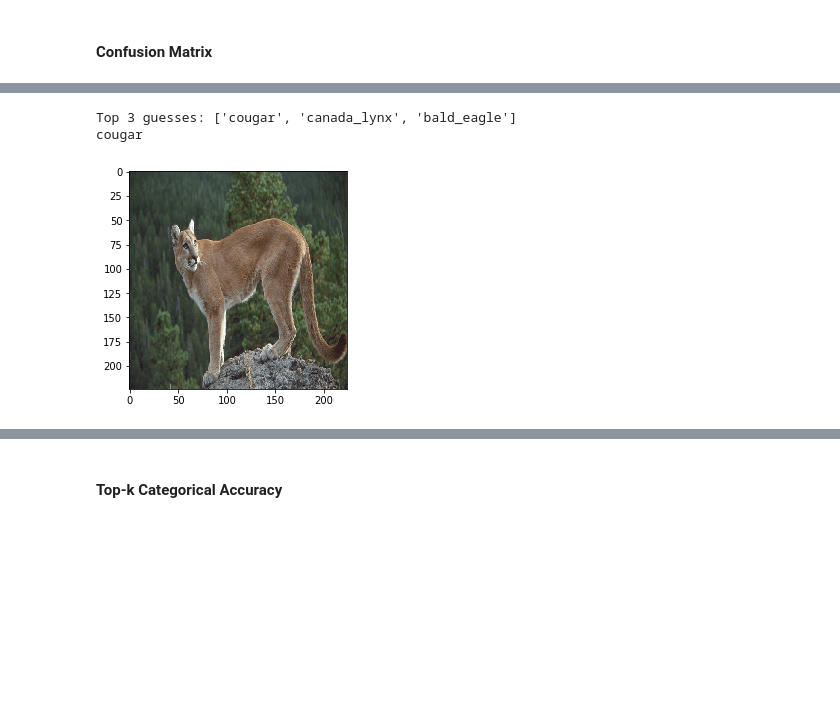
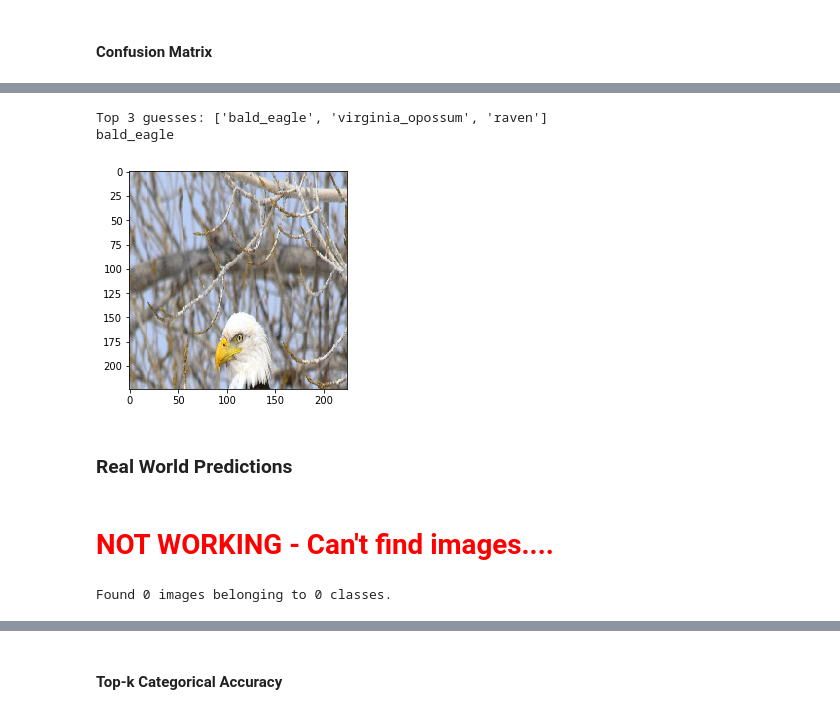
Before and after one commit to johnmarkdaniels/flatiron_final_project, a Jupyter notebook: daniels_final_project.ipynb, the cells around one changed output, grey strips where cells are left out. Saved outputs shown, nothing was run; the diff lists cells and outputs as text; code cells hidden in the pictures; blank space fills up the shorter version.

```diff
--- a/daniels_final_project.ipynb
+++ b/daniels_final_project.ipynb
@@ -646,17 +670,17 @@ np.random.seed(123)
 # %%
-multi_data_te = ImageDataGenerator(rescale=1./255).flow_from_directory(
-        '/Users/j.markdaniels/Desktop/Data/multiclass/test/',
-        target_size=(224, 224),
-        batch_size = 2776,
-        class_mode='categorical',
-        seed = 123)
+# multi_data_te = ImageDataGenerator(rescale=1./255).flow_from_directory(
+#         '/Users/j.markdaniels/Desktop/Data/multiclass/test/',
+#         target_size=(224, 224),
+#         #batch_size = 340,
+#         class_mode='categorical',
+#         seed = 123)
 
-multi_data_tr = ImageDataGenerator(rescale=1./255).flow_from_directory(
-        '/Users/j.markdaniels/Desktop/Data/multiclass/train/',
-        target_size=(224, 224),
-        batch_size = 340,
-        class_mode='categorical',
-        seed = 123)
+# multi_data_tr = ImageDataGenerator(rescale=1./255).flow_from_directory(
+#         '/Users/j.markdaniels/Desktop/Data/multiclass/train/',
+#         target_size=(224, 224),
+#         #batch_size = 340,
+#         class_mode='categorical',
+#         seed = 123)
 # %% [output]
 Found 2776 images belonging to 20 classes.
 Found 11179 images belonging to 20 classes.
@@ -791,3 +833,10 @@ top3_acc = functools.partial(top_k_categorical_accuracy, k=3)
 top3_acc.__name__ = 'top3_acc'
 # %%
 multi_class_model.compile(optimizer='Adam',loss='categorical_crossentropy',metrics=['accuracy', top3_acc])
+# %%
+# alison code
+test_run = multi_class_model.fit_generator(train_generator,
+                    epochs = 1,
+                    steps_per_epoch = 50,
+                    validation_data = validation_generator,
+                    validation_steps = 50)
@@ -794,5 +848,7 @@ multi_class_model.compile(optimizer='Adam',loss='categorical_crossentropy',metri
 # %%
-multi_class_model_1 = multi_class_model.fit(X_train,
+multi_class_model_1 = model.fit_generator(train_generator,
+                    epochs = 1,
+                    validation_data = validation_generator).fit(X_train,
                                           y_train,
                                           epochs=100, #100
                                           batch_size=60, #60
@@ -927,14 +961,24 @@ labels
 # %%
-
-
 k = 3
-i=890
+i=30
 top_k_predictions = [x[:k] for x in (-predictions_transfer).argsort()]
 top_values_index=top_k_predictions[i]
 plt.imshow(X_test[i])
 print('Top 3 guesses: {}'.format([labels[i].replace('_test','') for i in top_values_index]))
 print(labels[y_test[i].argmax()].replace('_test',''))
 # %% [output]
-Top 3 guesses: ['cougar', 'canada_lynx', 'bald_eagle']
-cougar
+Top 3 guesses: ['bald_eagle', 'virginia_opossum', 'raven']
+bald_eagle
-[figure, old version]
+[figure, new version]
+# %% [markdown]
+### Real World Predictions
+# %% [markdown]
+# <span style="color:red">NOT WORKING - Can't find images....</span>
+# %%
+matts_data = ImageDataGenerator(rescale=1./255).flow_from_directory(
+        '/Users/j.markdaniels/Desktop/Data/matt_game_cam/',
+        target_size=(224, 224),
+        batch_size = 340,
+        seed = 123)
+# %% [output]
+Found 0 images belonging to 0 classes.
```
Also changed, not shown: parts of 39 cells of this notebook.
